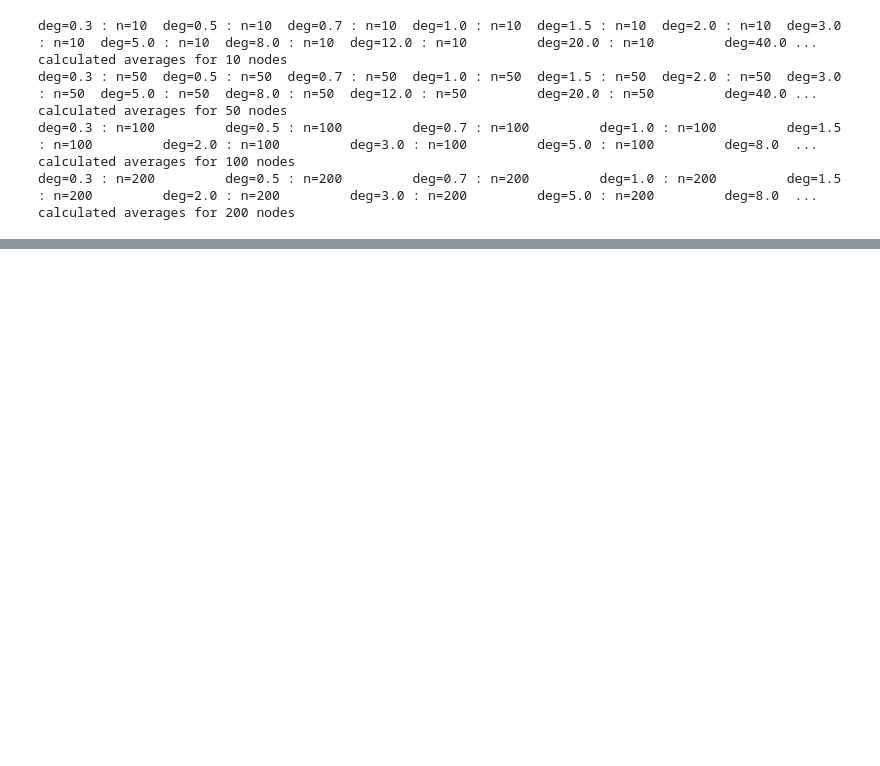
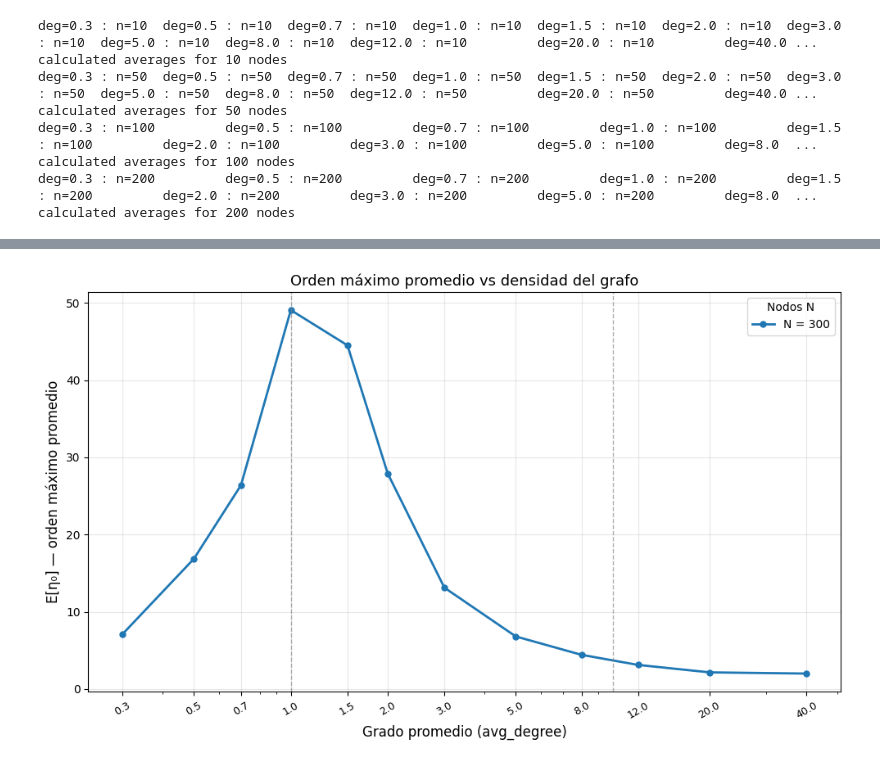
Before and after one commit to criquelme2003/feCUDA, a Jupyter notebook: eliot.ipynb, the cells around one changed output, grey strips where cells are left out. Saved outputs shown, nothing was run; the diff lists cells and outputs as text; code cells hidden in the pictures; blank space fills up the shorter version.

```diff
--- a/eliot.ipynb
+++ b/eliot.ipynb
@@ -111,0 +145,4 @@ plot_proms(ns, avg_degrees, proms_by_n)
+# %%
+plot_proms(ns, avg_degrees, proms_by_n)
+# %% [output]
+[figure, added]
```
Also changed, not shown: parts of 6 cells of this notebook, 4 other files.
